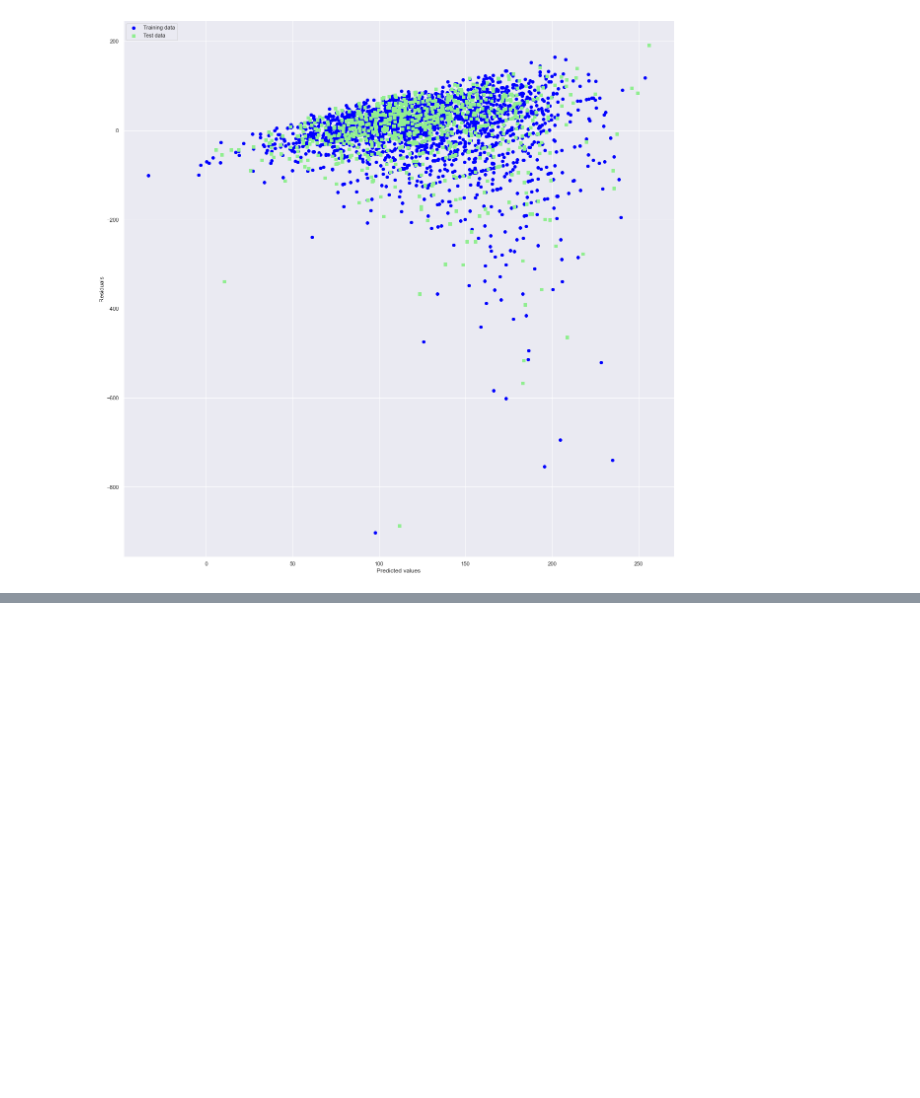
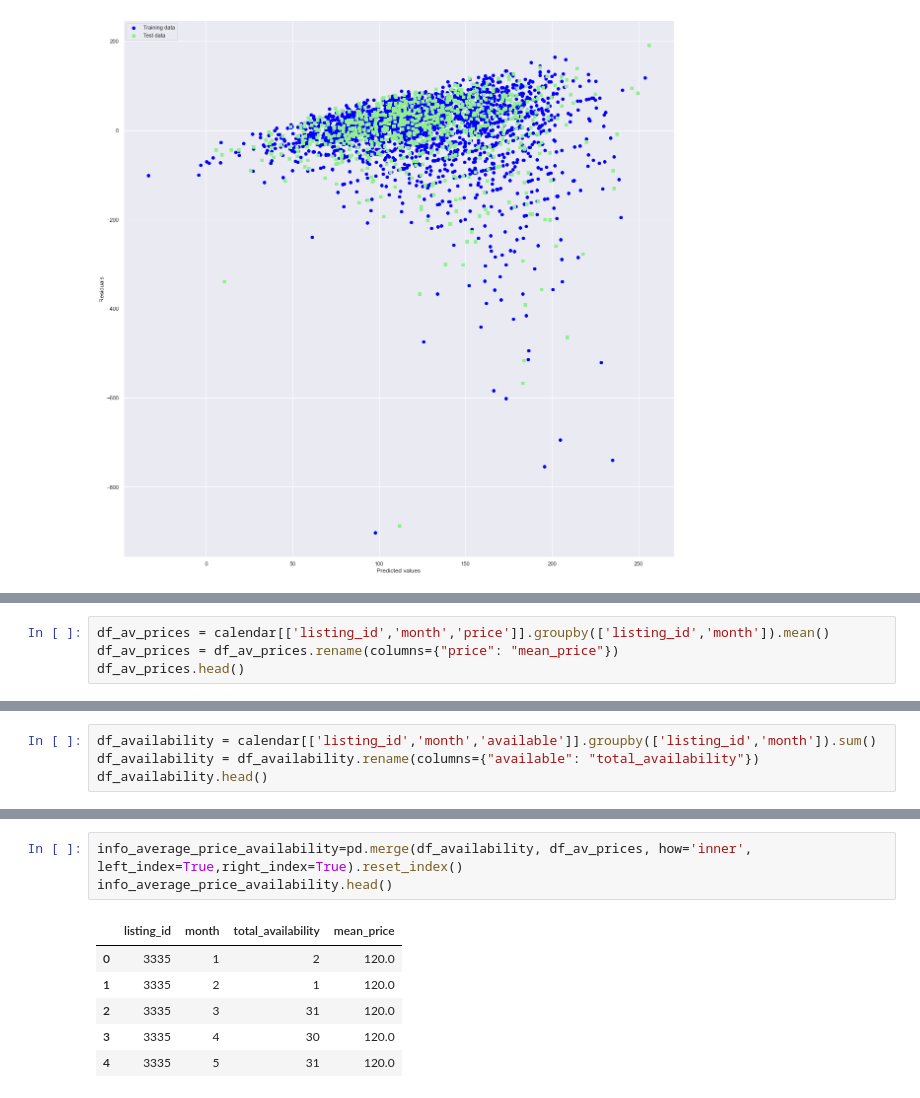
Before and after one commit to gek20/Write_a_Data_Science_Blog_Post, a Jupyter notebook: seattle_airbnb_project.ipynb, the cells around one changed output, grey strips where cells are left out. Drawn from its saved outputs; the diff is of its cells as text; blank space fills up the shorter version.

```diff
--- a/seattle_airbnb_project.ipynb
+++ b/seattle_airbnb_project.ipynb
@@ -530,0 +548,4 @@ R2 error: 0.14410638355995176
+# %%
+df_av_prices = calendar[['listing_id','month','price']].groupby(['listing_id','month']).mean()
+df_av_prices = df_av_prices.rename(columns={"price": "mean_price"})
+df_av_prices.head()
@@ -530,0 +560,4 @@ R2 error: 0.14410638355995176
+# %%
+df_availability = calendar[['listing_id','month','available']].groupby(['listing_id','month']).sum()
+df_availability = df_availability.rename(columns={"available": "total_availability"})
+df_availability.head()
@@ -530,0 +572,10 @@ R2 error: 0.14410638355995176
+# %%
+info_average_price_availability=pd.merge(df_availability, df_av_prices, how='inner', left_index=True,right_index=True).reset_index()
+info_average_price_availability.head()
+# %% [output]
+|  | listing_id | month | total_availability | mean_price |
+| 0 | 3335 | 1 | 2 | 120.0 |
+| 1 | 3335 | 2 | 1 | 120.0 |
+| 2 | 3335 | 3 | 31 | 120.0 |
+| 3 | 3335 | 4 | 30 | 120.0 |
+| 4 | 3335 | 5 | 31 | 120.0 |
```
Also changed, not shown: parts of 15 cells of this notebook, 2 other files.
